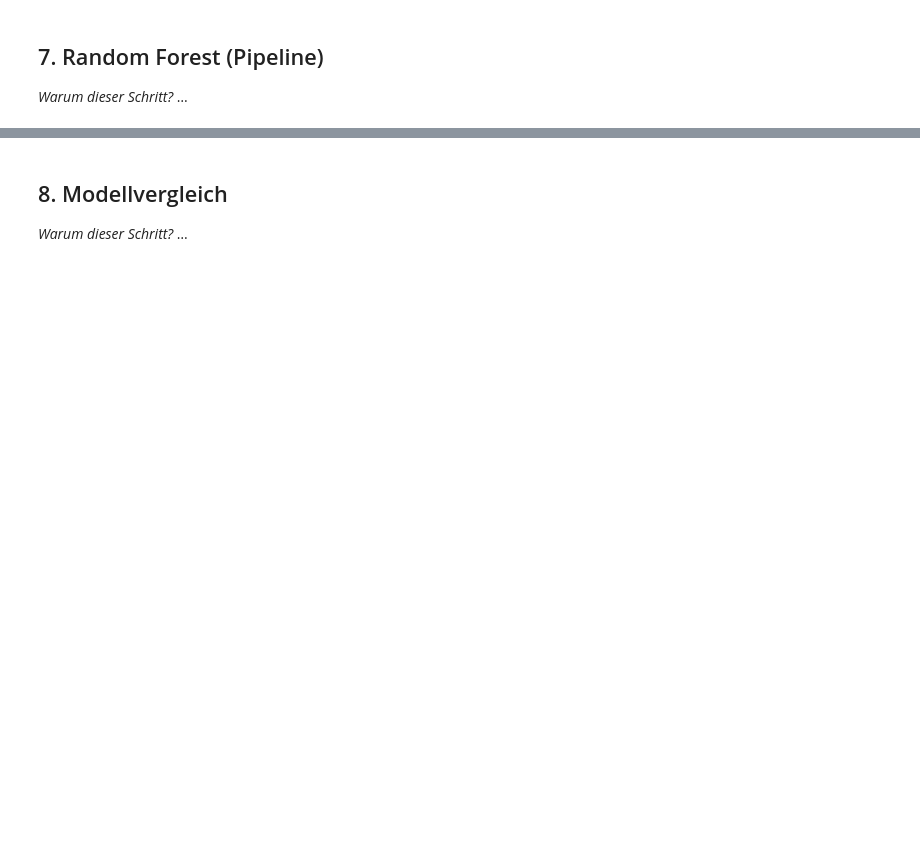
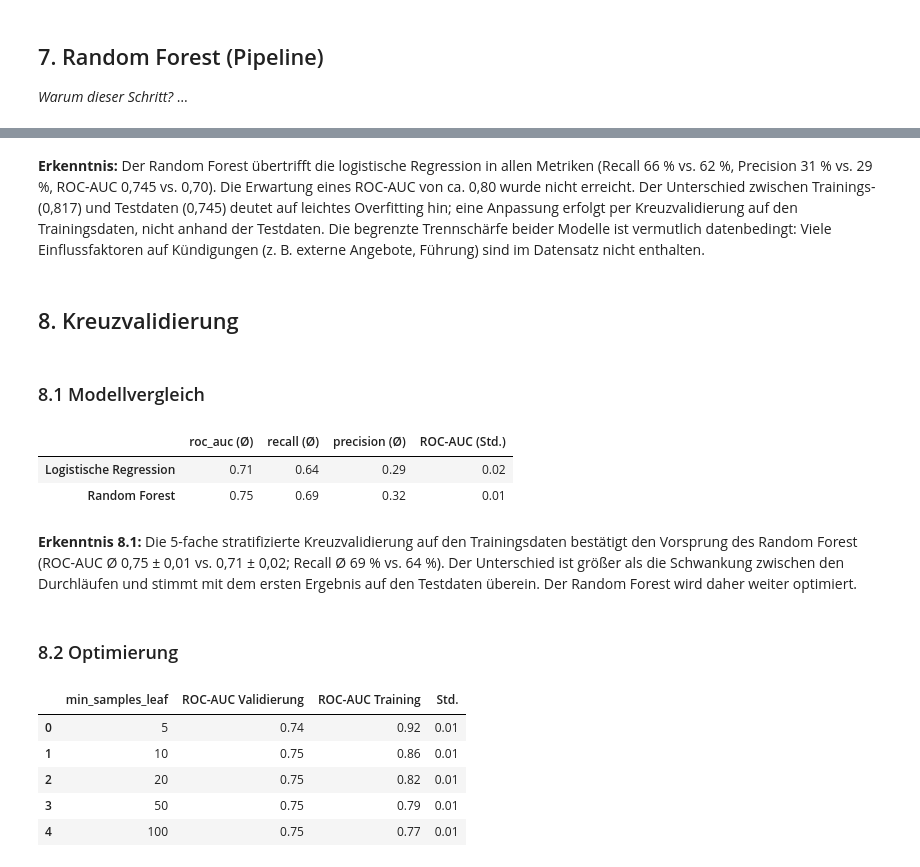
Before and after one commit to adrianmrizo/sonnenfeld-fluktuation, a Jupyter notebook: notebooks/02_modellierung.ipynb, the cells around one changed output, grey strips where cells are left out. Saved outputs shown, nothing was run; the diff lists cells and outputs as text; code cells hidden in the pictures; blank space fills up the shorter version.

Commit message:
"feat: modelling with CV, variants and threshold selection (logistic regression)"

```diff
--- a/notebooks/02_modellierung.ipynb
+++ b/notebooks/02_modellierung.ipynb
@@ -80,3 +103,15 @@ mit `gehalt_final`, mit binären Schwellenwerten für die logistische Regression
 ## 5. Baseline-Modell
 
 *Warum dieser Schritt?* …
+# %%
+from sklearn.dummy import DummyClassifier
+from sklearn.metrics import accuracy_score, recall_score, precision_score
+
+# Baseline: always predicts the majority class ("no resignation")
+baseline = DummyClassifier(strategy="most_frequent")
+baseline.fit(X_train, y_train)
+y_pred_baseline = baseline.predict(X_test)
+
+print(f"Accuracy:  {accuracy_score(y_test, y_pred_baseline):.1%}")
+print(f"Recall:    {recall_score(y_test, y_pred_baseline):.1%}")
+print(f"Precision: {precision_score(y_test, y_pred_baseline, zero_division=0):.1%}")
@@ -91,4 +252,63 @@ mit `gehalt_final`, mit binären Schwellenwerten für die logistische Regression
+# %% [markdown]
+**Erkenntnis:** Der Random Forest übertrifft die logistische Regression in allen Metriken
+(Recall 66 % vs. 62 %, Precision 31 % vs. 29 %, ROC-AUC 0,745 vs. 0,70). Die Erwartung eines
+ROC-AUC von ca. 0,80 wurde nicht erreicht. Der Unterschied zwischen Trainings- (0,817) und
+Testdaten (0,745) deutet auf leichtes Overfitting hin; eine Anpassung erfolgt per
+Kreuzvalidierung auf den Trainingsdaten, nicht anhand der Testdaten.
+Die begrenzte Trennschärfe beider Modelle ist vermutlich datenbedingt: Viele Einflussfaktoren
+auf Kündigungen (z. B. externe Angebote, Führung) sind im Datensatz nicht enthalten.
+# %% [markdown]
+## 8. Kreuzvalidierung
 # %% [markdown]
-## 8. Modellvergleich
-
-*Warum dieser Schritt?* …
+### 8.1 Modellvergleich
+# %%
+from sklearn.model_selection import StratifiedKFold, cross_validate
+
+# 5-fold stratified CV on the training data only (test set stays untouched)
+cv = StratifiedKFold(n_splits=5, shuffle=True, random_state=config.RANDOM_STATE)
+scoring = ["roc_auc", "recall", "precision"]
+
+cv_ergebnisse = {}
+for name, model in [("Logistische Regression", logreg), ("Random Forest", rf)]:
+    scores = cross_validate(model, X_train, y_train, cv=cv, scoring=scoring)
+    cv_ergebnisse[name] = {
+        f"{m} (Ø)": scores[f"test_{m}"].mean() for m in scoring
+    } | {"ROC-AUC (Std.)": scores["test_roc_auc"].std()}
+
+pd.DataFrame(cv_ergebnisse).T.round(3)
+# %% [output]
+|  | roc_auc (Ø) | recall (Ø) | precision (Ø) | ROC-AUC (Std.) |
+| Logistische Regression | 0.71 | 0.64 | 0.29 | 0.02 |
+| Random Forest | 0.75 | 0.69 | 0.32 | 0.01 |
+# %% [markdown]
+**Erkenntnis 8.1:** Die 5-fache stratifizierte Kreuzvalidierung auf den Trainingsdaten bestätigt
+den Vorsprung des Random Forest (ROC-AUC Ø 0,75 ± 0,01 vs. 0,71 ± 0,02; Recall Ø 69 % vs. 64 %).
+Der Unterschied ist größer als die Schwankung zwischen den Durchläufen und stimmt mit dem ersten
+Ergebnis auf den Testdaten überein. Der Random Forest wird daher weiter optimiert.
+# %% [markdown]
+### 8.2 Optimierung
+# %%
+from sklearn.model_selection import GridSearchCV
+
+# Try several minimum leaf sizes; larger leaves = more general rules, less overfitting
+param_grid = {"model__min_samples_leaf": [5, 10, 20, 50, 100]}
+
+grid = GridSearchCV(rf, param_grid, cv=cv, scoring="roc_auc", return_train_score=True)
+grid.fit(X_train, y_train)
+
+# Compare validation and training AUC per setting (gap = overfitting)
+pd.DataFrame(grid.cv_results_)[
+    ["param_model__min_samples_leaf", "mean_test_score", "mean_train_score", "std_test_score"]
+].rename(columns={
+    "param_model__min_samples_leaf": "min_samples_leaf",
+    "mean_test_score": "ROC-AUC Validierung",
+    "mean_train_score": "ROC-AUC Training",
+    "std_test_score": "Std.",
+}).round(3)
+# %% [output]
+|  | min_samples_leaf | ROC-AUC Validierung | ROC-AUC Training | Std. |
+| 0 | 5 | 0.74 | 0.92 | 0.01 |
+| 1 | 10 | 0.75 | 0.86 | 0.01 |
+| 2 | 20 | 0.75 | 0.82 | 0.01 |
+| 3 | 50 | 0.75 | 0.79 | 0.01 |
+| 4 | 100 | 0.75 | 0.77 | 0.01 |
```
Also changed, not shown: parts of 26 cells of this notebook.
